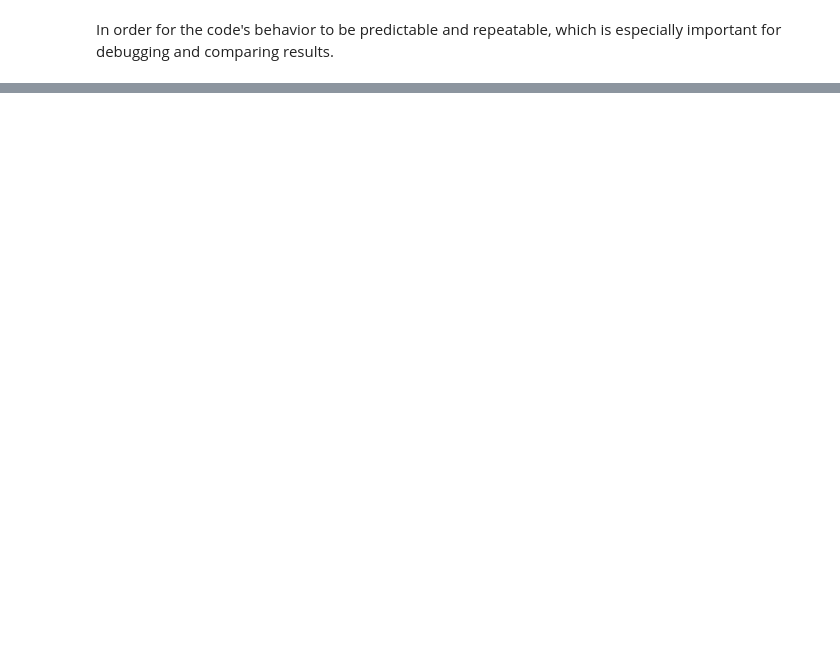
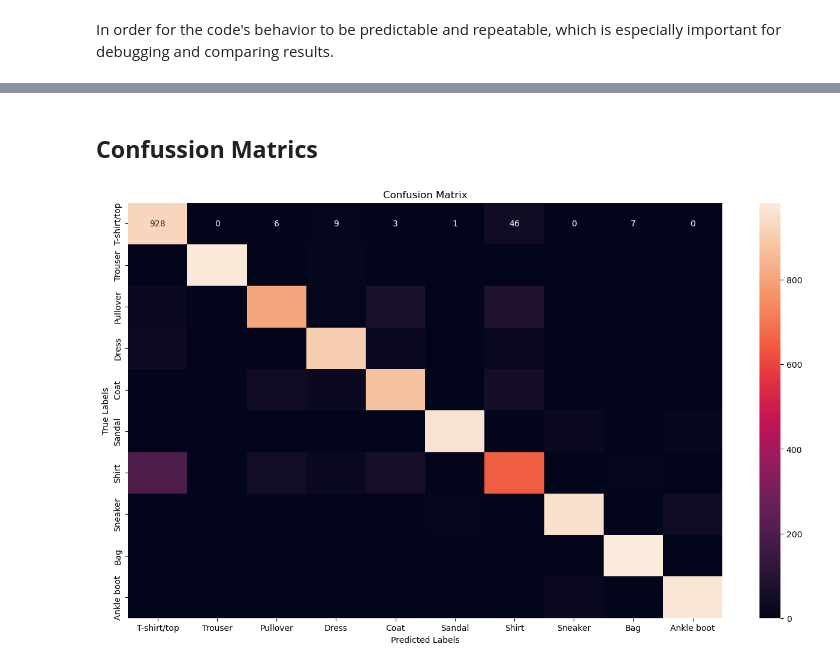
Before and after one commit to iamisaackn/AI-Fashion-Image-Classification, a Jupyter notebook: notebook.ipynb, the cells around one changed output, grey strips where cells are left out. Cells and saved outputs as stored; diff of their text form; code cells hidden in the pictures; blank space fills up the shorter version.

```diff
--- a/notebook.ipynb
+++ b/notebook.ipynb
@@ -229,0 +265,3 @@ Downloading tensorflow-2.18.0-cp310-cp310-manylinux_2_17_x86_64.manylinux2014_x8
+# %%
+y_pred = model.predict(test_images).round(2)
+y_pred
@@ -229,0 +302,17 @@ Downloading tensorflow-2.18.0-cp310-cp310-manylinux_2_17_x86_64.manylinux2014_x8
+# %% [markdown]
+## **Confussion Matrics**
+# %%
+y_pred_labels = [np.argmax(label) for label in y_pred]
+
+# Create the confusion matrix
+cm = confusion_matrix(test_labels, y_pred_labels)
+
+# Plot the confusion matrix using seaborn
+plt.figure(figsize=(16, 9))
+sns.heatmap(cm, annot=True, fmt='d', xticklabels=label_names, yticklabels=label_names)
+plt.xlabel('Predicted Labels')
+plt.ylabel('True Labels')
+plt.title('Confusion Matrix')
+plt.show()
+# %% [output]
+[figure, added]
```
Also changed, not shown: parts of 80 cells of this notebook, 7 other files.
